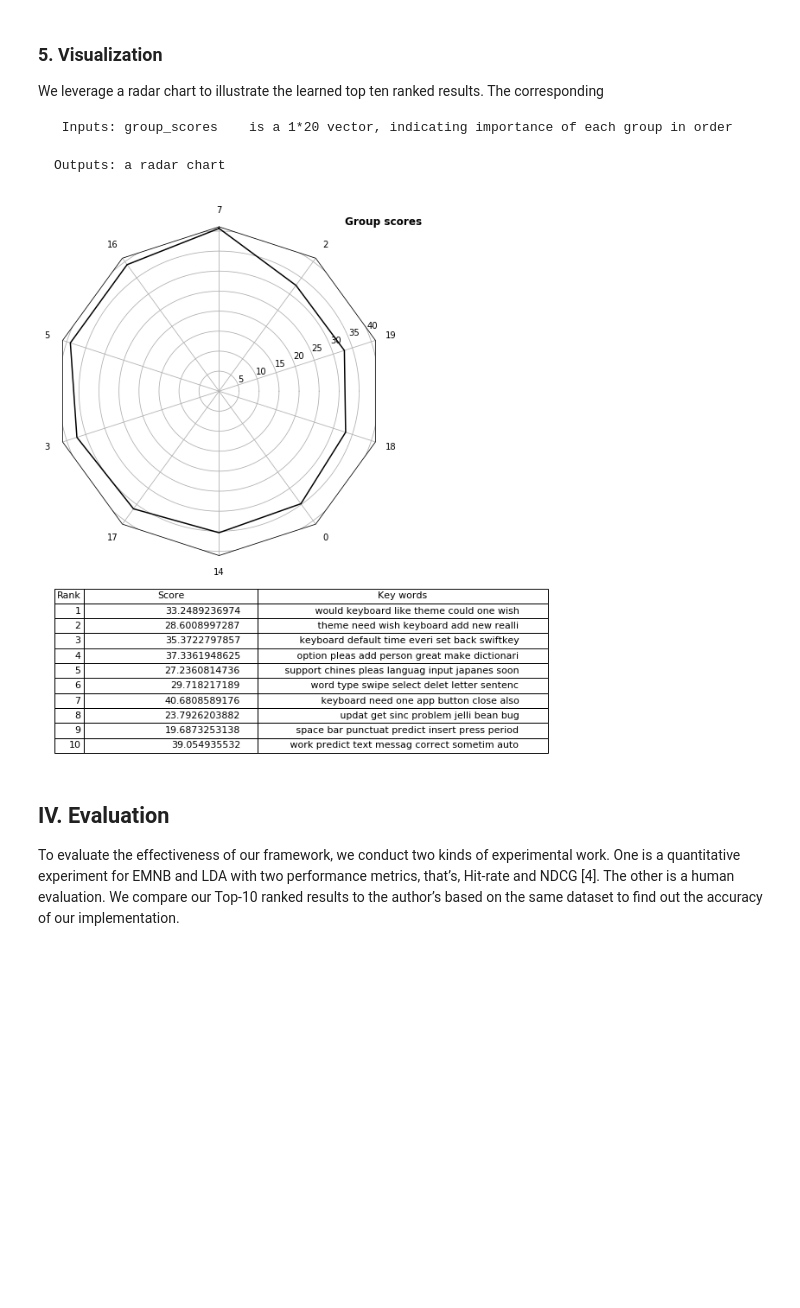
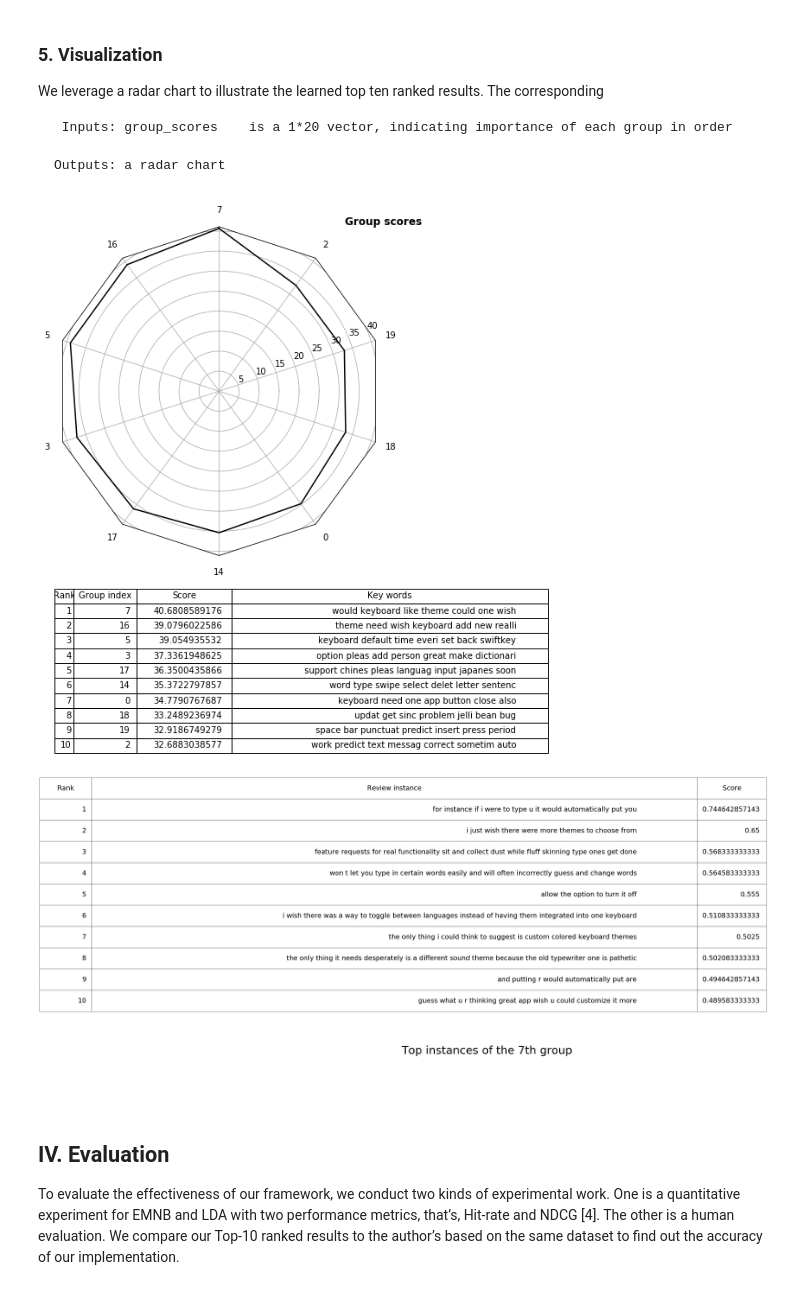
Before and after one commit to jinyyy666/AR_Miner, a Jupyter notebook: AR_Miner.ipynb, the cells around one changed output. Cells and saved outputs as stored; diff of their text form; code cells hidden in the pictures; blank space fills up the shorter version.

```diff
--- a/AR_Miner.ipynb
+++ b/AR_Miner.ipynb
@@ -309,10 +303,12 @@ We leverage a radar chart to illustrate the learned top ten ranked results. The
 # %%
 %run ./AR_visualization.py
 
 group_count = 10
 plot_group_ranking(group_scores, sorted_group_indices, top_words_list, group_count)
+plot_instance_ranking(sorted_group_indices[0], informRev, rankedInstance, 10)
 # %% [output]
-[figure, old version]
+[figure, new version]
+[figure, added]
 # %% [markdown]
 ## IV. Evaluation
 To evaluate the effectiveness of our framework, we conduct two kinds of experimental work. One is a quantitative experiment for EMNB and LDA with two performance metrics, that’s, Hit-rate and NDCG [4]. The other is a human evaluation. We compare our Top-10 ranked results to the author’s based on the same dataset to find out the accuracy of our implementation.
```
Also changed, not shown: parts of 3 cells of this notebook.
